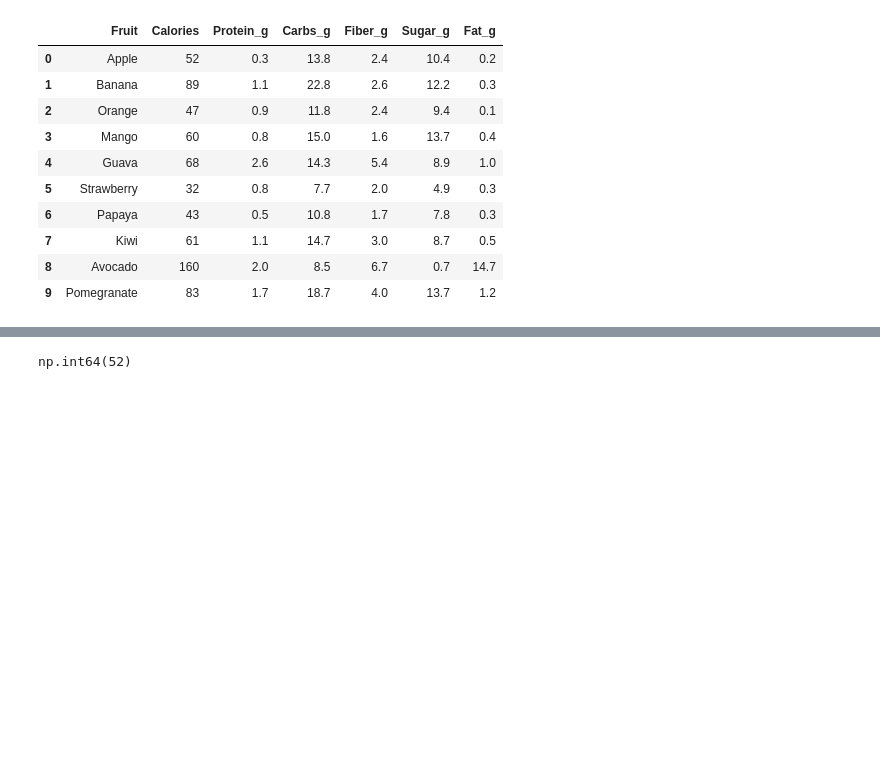
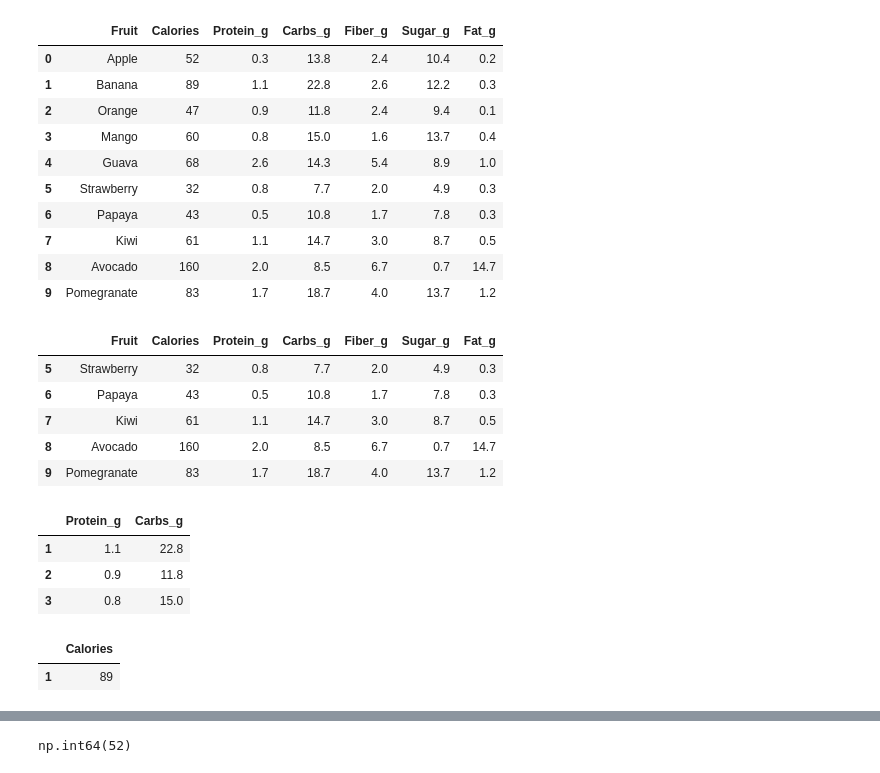
Before and after one commit to abdurrehmanabid5002-hub/Python-Learning, a Jupyter notebook: Numpy/pandas.ipynb, the cells around one changed output, grey strips where cells are left out. Drawn from its saved outputs; the diff is of its cells as text; code cells hidden in the pictures; blank space fills up the shorter version.

```diff
--- a/Numpy/pandas.ipynb
+++ b/Numpy/pandas.ipynb
@@ -166,3 +249,27 @@ df
 | 7 | Kiwi | 61 | 1.1 | 14.7 | 3.0 | 8.7 | 0.5 |
 | 8 | Avocado | 160 | 2.0 | 8.5 | 6.7 | 0.7 | 14.7 |
 | 9 | Pomegranate | 83 | 1.7 | 18.7 | 4.0 | 13.7 | 1.2 |
+# %%
+df.head()
+
+
+df.tail()
+# %% [output]
+|  | Fruit | Calories | Protein_g | Carbs_g | Fiber_g | Sugar_g | Fat_g |
+| 5 | Strawberry | 32 | 0.8 | 7.7 | 2.0 | 4.9 | 0.3 |
+| 6 | Papaya | 43 | 0.5 | 10.8 | 1.7 | 7.8 | 0.3 |
+| 7 | Kiwi | 61 | 1.1 | 14.7 | 3.0 | 8.7 | 0.5 |
+| 8 | Avocado | 160 | 2.0 | 8.5 | 6.7 | 0.7 | 14.7 |
+| 9 | Pomegranate | 83 | 1.7 | 18.7 | 4.0 | 13.7 | 1.2 |
+# %%
+df.loc[1:3,["Protein_g","Carbs_g"]]
+# %% [output]
+|  | Protein_g | Carbs_g |
+| 1 | 1.1 | 22.8 |
+| 2 | 0.9 | 11.8 |
+| 3 | 0.8 | 15.0 |
+# %%
+df.iloc[1:2,1:2]
+# %% [output]
+|  | Calories |
+| 1 | 89 |
```
Also changed, not shown: parts of 17 cells of this notebook.
